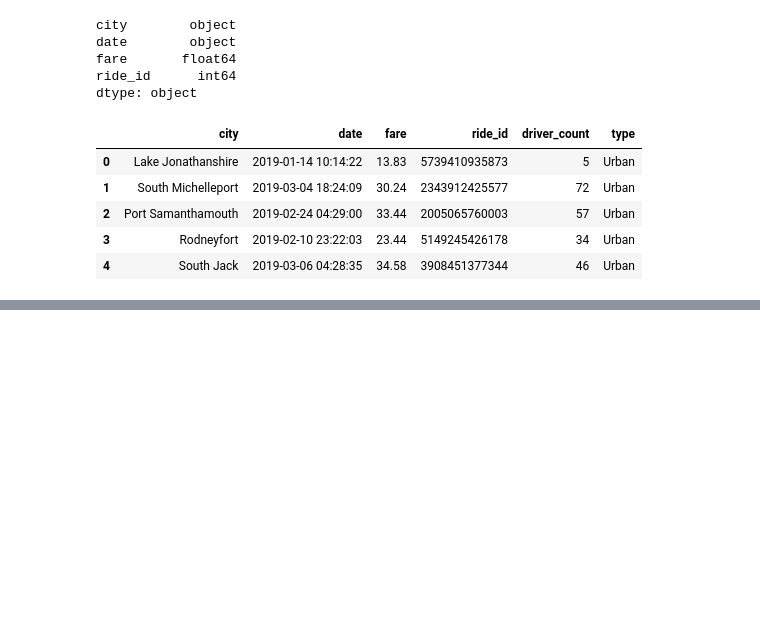
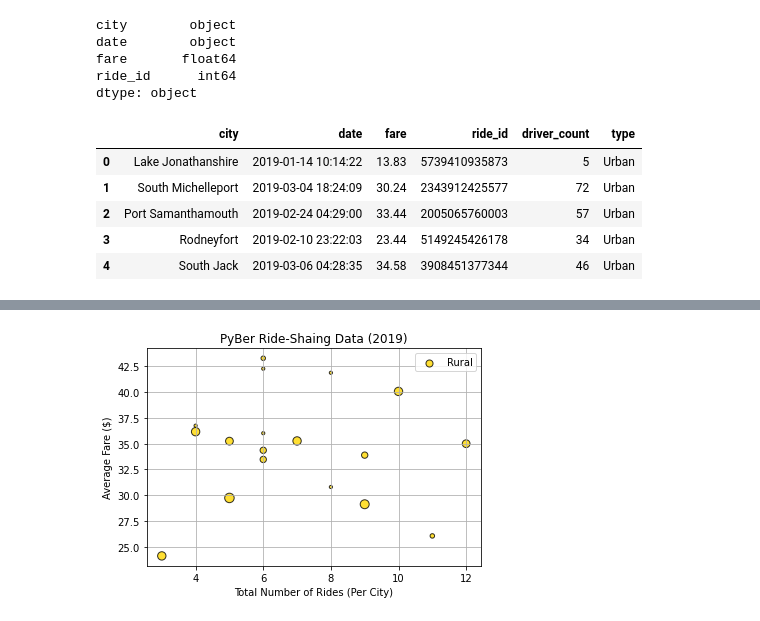
Before and after one commit to shubbyaluk/PyBer_Analysis, a Jupyter notebook: PyBer.ipynb, the cells around one changed output, grey strips where cells are left out. Cells and saved outputs as stored; diff of their text form; code cells hidden in the pictures; blank space fills up the shorter version.

```diff
--- a/PyBer.ipynb
+++ b/PyBer.ipynb
@@ -98,0 +121,4 @@ pyber_data_df.head()
+# %%
+#Create rural cities dataframe:
+rural_cities_df=pyber_data_df[pyber_data_df['type']=='Rural']
+rural_cities_df.head()
@@ -98,0 +156,4 @@ pyber_data_df.head()
+# %%
+#Get the number of rides for rural cities
+rural_ride_count = rural_cities_df.groupby(['city']).count()['ride_id']
+rural_ride_count.head()
@@ -98,0 +192,4 @@ pyber_data_df.head()
+# %%
+#Get average fare for each rural city
+rural_avg_fare = rural_cities_df.groupby(['city']).mean()['fare']
+rural_avg_fare.head()
@@ -98,0 +228,4 @@ pyber_data_df.head()
+# %%
+#Get the average number of drivers in each rural city
+rural_driver_count = rural_cities_df.groupby(['city']).mean()['driver_count']
+rural_driver_count.head()
@@ -98,0 +262,11 @@ pyber_data_df.head()
+# %%
+#Create the scatter plot for rural cities
+plt.scatter(rural_ride_count,rural_avg_fare,label = 'Rural',s=10*rural_driver_count,color='gold',alpha=0.8,edgecolor = 'black',linewidths=1)
+plt.title('PyBer Ride-Shaing Data (2019)')
+plt.xlabel('Total Number of Rides (Per City)')
+plt.ylabel ('Average Fare ($)')
+plt.grid()
+plt.legend()
+plt.show()
+# %% [output]
+[figure, added]
```
Also changed, not shown: parts of 15 cells of this notebook, 1 other file.
